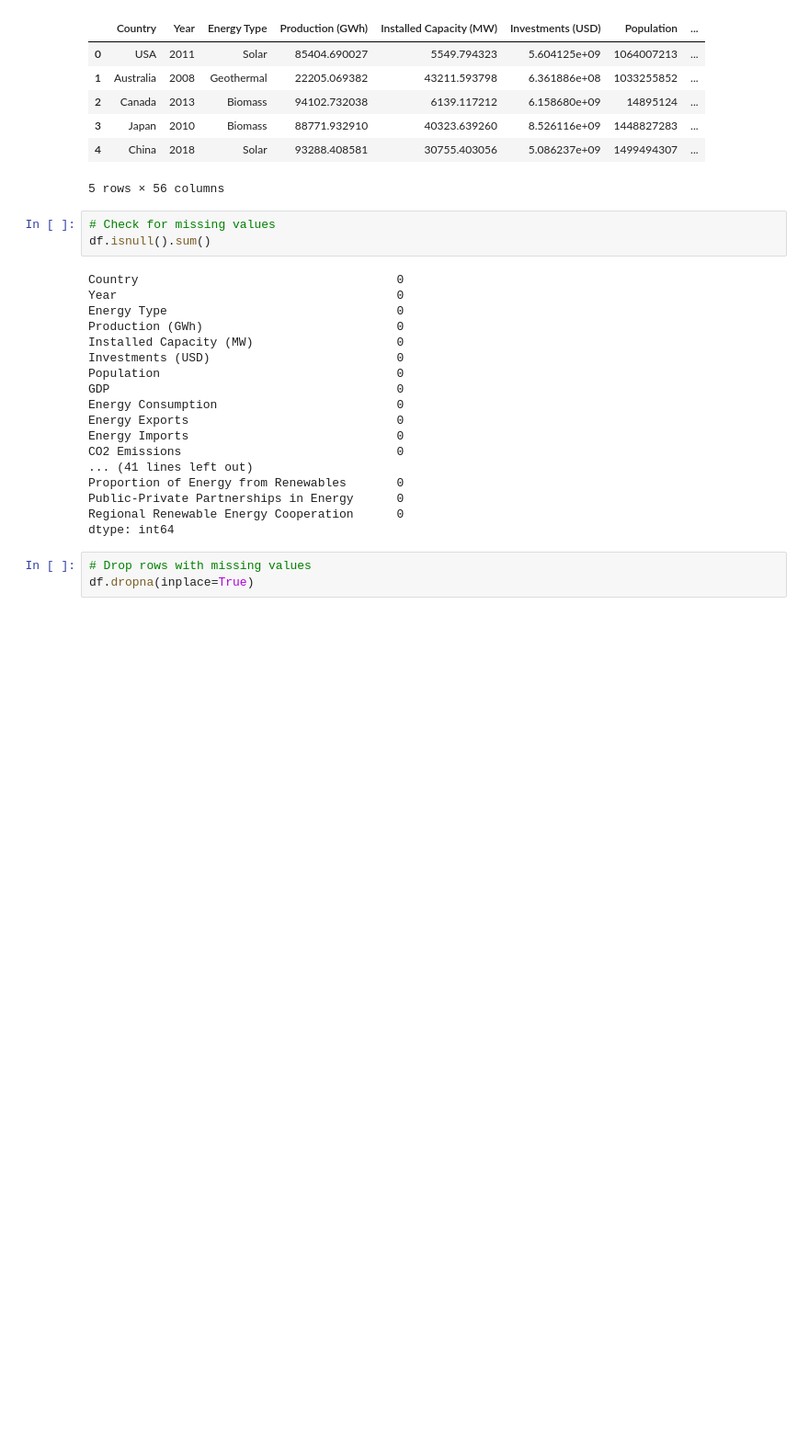
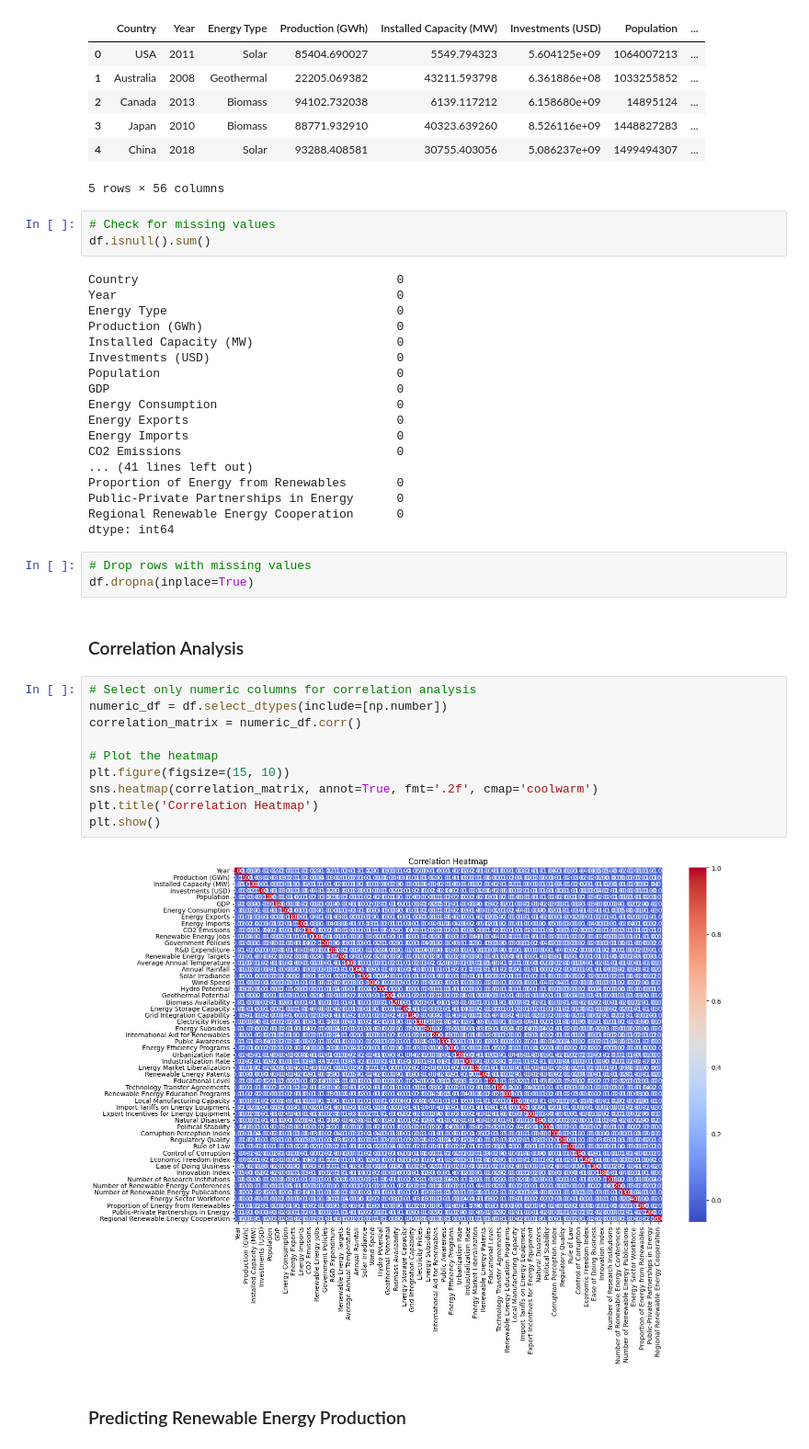
Before and after one commit to MahaZainab/Renewable-Energy-Research, a Jupyter notebook: renewable-energy-prediction.ipynb, the cells around one changed output. Shown at 92% size. Drawn from its saved outputs; the diff is of its cells as text; blank space fills up the shorter version.

```diff
--- a/renewable-energy-prediction.ipynb
+++ b/renewable-energy-prediction.ipynb
@@ -46,3 +46,19 @@ dtype: int64
 # %%
 # Drop rows with missing values
 df.dropna(inplace=True)
+# %% [markdown]
+### Correlation Analysis
+# %%
+# Select only numeric columns for correlation analysis
+numeric_df = df.select_dtypes(include=[np.number])
+correlation_matrix = numeric_df.corr()
+
+# Plot the heatmap
+plt.figure(figsize=(15, 10))
+sns.heatmap(correlation_matrix, annot=True, fmt='.2f', cmap='coolwarm')
+plt.title('Correlation Heatmap')
+plt.show()
+# %% [output]
+[figure, added]
+# %% [markdown]
+### Predicting Renewable Energy Production
```
Also changed, not shown: parts of 1 cell of this notebook.
